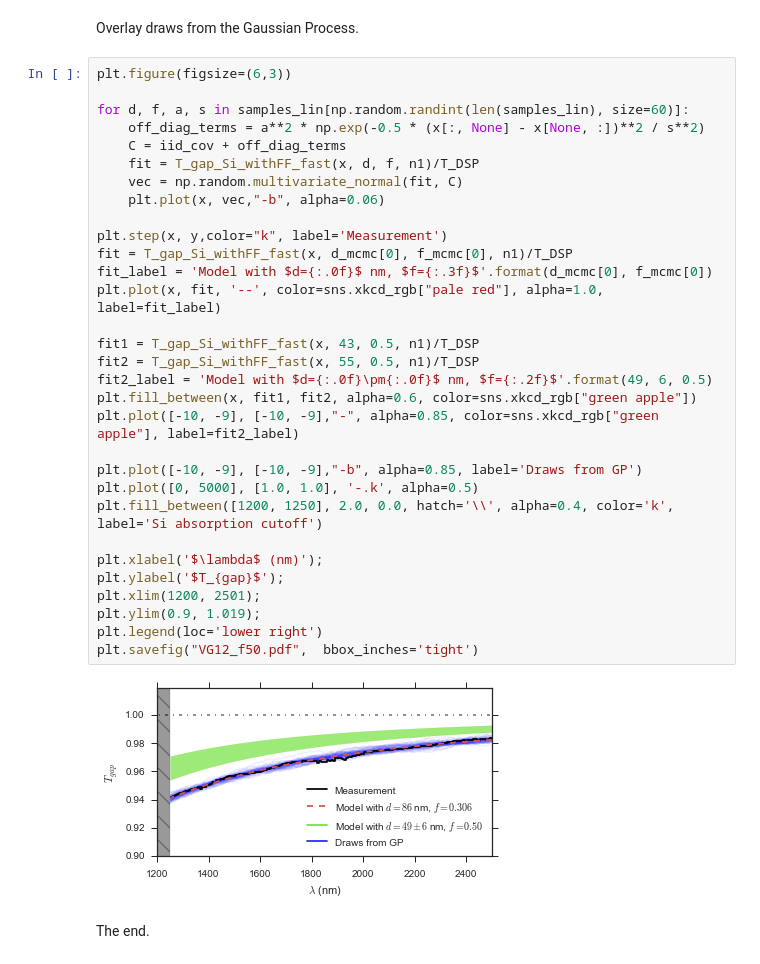
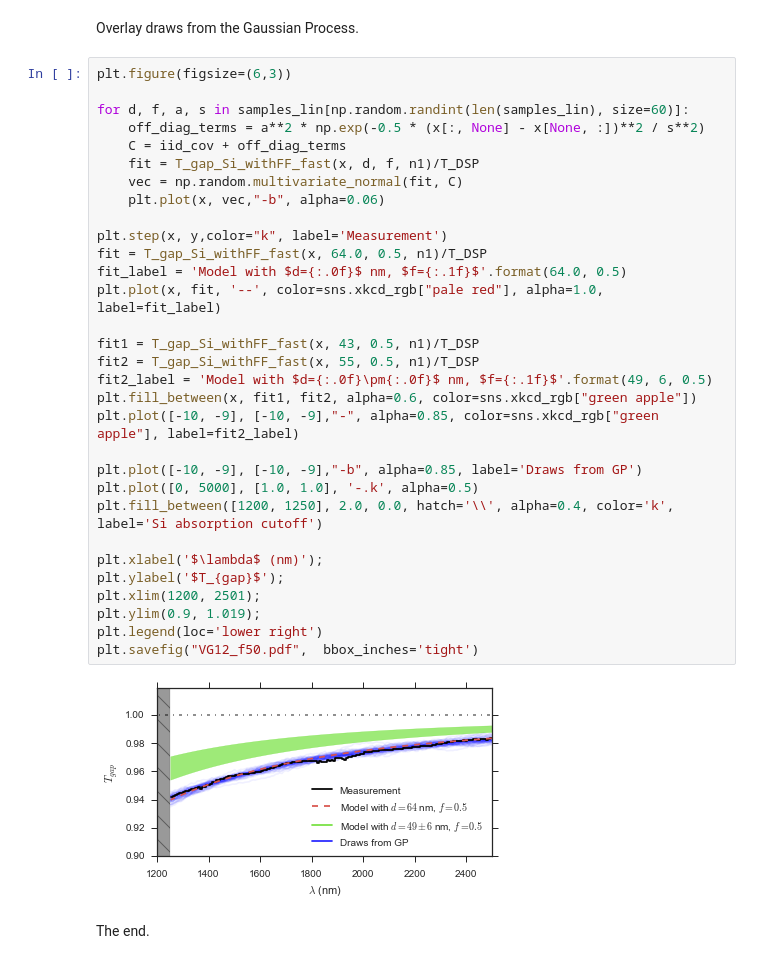
Before and after one commit to Echelle/AO_bonding_paper, a Jupyter notebook: notebooks/SiGaps_09_VG12_f50.ipynb, the cells around one changed output. Cells and saved outputs as stored; diff of their text form.

```diff
--- a/notebooks/SiGaps_09_VG12_f50.ipynb
+++ b/notebooks/SiGaps_09_VG12_f50.ipynb
@@ -161,35 +161,35 @@ Overlay draws from the Gaussian Process.
 # %%
 plt.figure(figsize=(6,3))
 
 for d, f, a, s in samples_lin[np.random.randint(len(samples_lin), size=60)]:
     off_diag_terms = a**2 * np.exp(-0.5 * (x[:, None] - x[None, :])**2 / s**2)
     C = iid_cov + off_diag_terms
     fit = T_gap_Si_withFF_fast(x, d, f, n1)/T_DSP
     vec = np.random.multivariate_normal(fit, C)
     plt.plot(x, vec,"-b", alpha=0.06)
 
 plt.step(x, y,color="k", label='Measurement')
-fit = T_gap_Si_withFF_fast(x, d_mcmc[0], f_mcmc[0], n1)/T_DSP
-fit_label = 'Model with $d={:.0f}$ nm, $f={:.3f}$'.format(d_mcmc[0], f_mcmc[0])
+fit = T_gap_Si_withFF_fast(x, 64.0, 0.5, n1)/T_DSP
+fit_label = 'Model with $d={:.0f}$ nm, $f={:.1f}$'.format(64.0, 0.5)
 plt.plot(x, fit, '--', color=sns.xkcd_rgb["pale red"], alpha=1.0, label=fit_label)
 
 fit1 = T_gap_Si_withFF_fast(x, 43, 0.5, n1)/T_DSP
 fit2 = T_gap_Si_withFF_fast(x, 55, 0.5, n1)/T_DSP
-fit2_label = 'Model with $d={:.0f}\pm{:.0f}$ nm, $f={:.2f}$'.format(49, 6, 0.5)
+fit2_label = 'Model with $d={:.0f}\pm{:.0f}$ nm, $f={:.1f}$'.format(49, 6, 0.5)
 plt.fill_between(x, fit1, fit2, alpha=0.6, color=sns.xkcd_rgb["green apple"])
 plt.plot([-10, -9], [-10, -9],"-", alpha=0.85, color=sns.xkcd_rgb["green apple"], label=fit2_label)
 
 plt.plot([-10, -9], [-10, -9],"-b", alpha=0.85, label='Draws from GP')
 plt.plot([0, 5000], [1.0, 1.0], '-.k', alpha=0.5)
 plt.fill_between([1200, 1250], 2.0, 0.0, hatch='\\', alpha=0.4, color='k', label='Si absorption cutoff')
 
 plt.xlabel('$\lambda$ (nm)');
 plt.ylabel('$T_{gap}$');
 plt.xlim(1200, 2501);
 plt.ylim(0.9, 1.019);
 plt.legend(loc='lower right')
 plt.savefig("VG12_f50.pdf",  bbox_inches='tight')
 # %% [output]
-[figure, old version]
+[figure, new version]
 # %% [markdown]
 The end.
```
Also changed, not shown: parts of 5 cells of this notebook, 3 other files.
